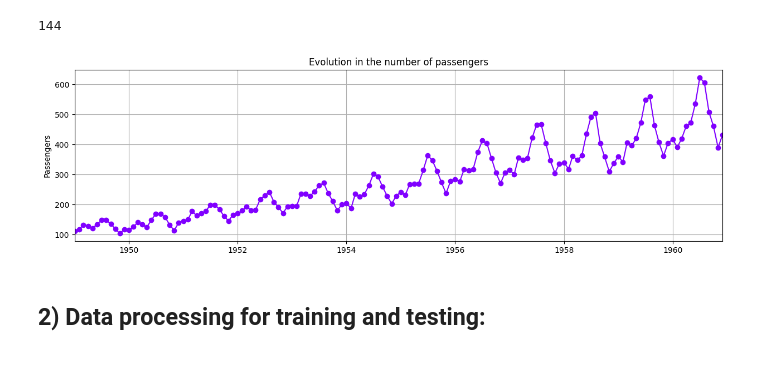
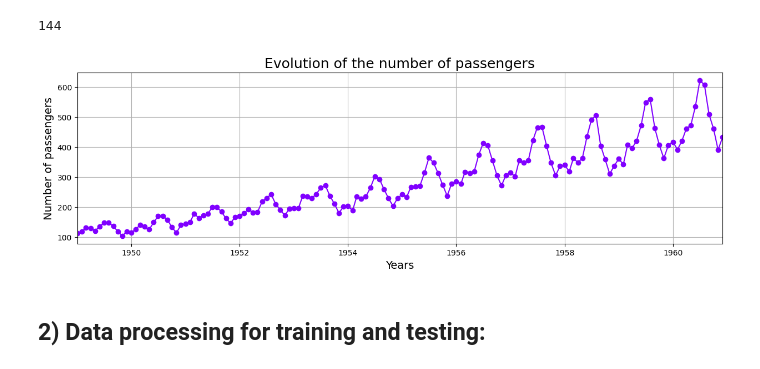
Before and after one commit to Ibsen-Gomes/LSTM_Neural_Network, a Jupyter notebook: LSTM_neural_network.ipynb, the cells around one changed output. Drawn from its saved outputs; the diff is of its cells as text; code cells hidden in the pictures.

```diff
--- a/LSTM_neural_network.ipynb
+++ b/LSTM_neural_network.ipynb
@@ -41,15 +41,17 @@ len(df)
 144
 # %%
 plt.figure(figsize = (15,4))
-plt.title('Evolution in the number of passengers')
-plt.ylabel('Passengers')
+
+plt.title('Evolution of the number of passengers', fontsize=18)
+plt.ylabel('Number of passengers', fontsize=14)
+plt.xlabel('Years', fontsize=14)
 plt.grid(True)
 plt.autoscale(axis='x',tight=True)
 plt.plot(df['#Passengers'], 'o-',color='#8000ff')
 plt.savefig('original_evolution_passangers.png')
 plt.show()
 # %% [output]
-[figure, old version]
+[figure, new version]
 # %% [markdown]
 ## 2) Data processing for training and testing:
 # %%
```
